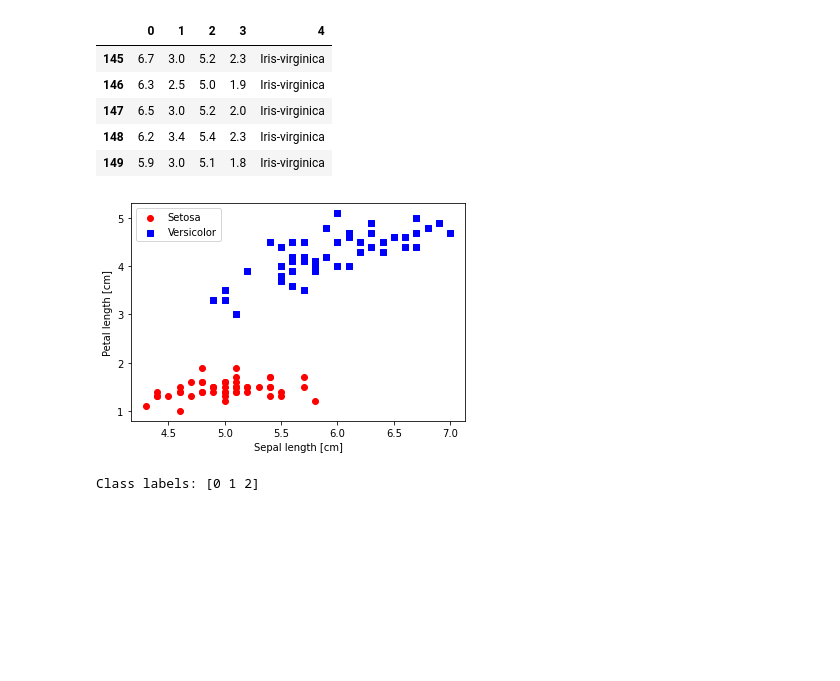
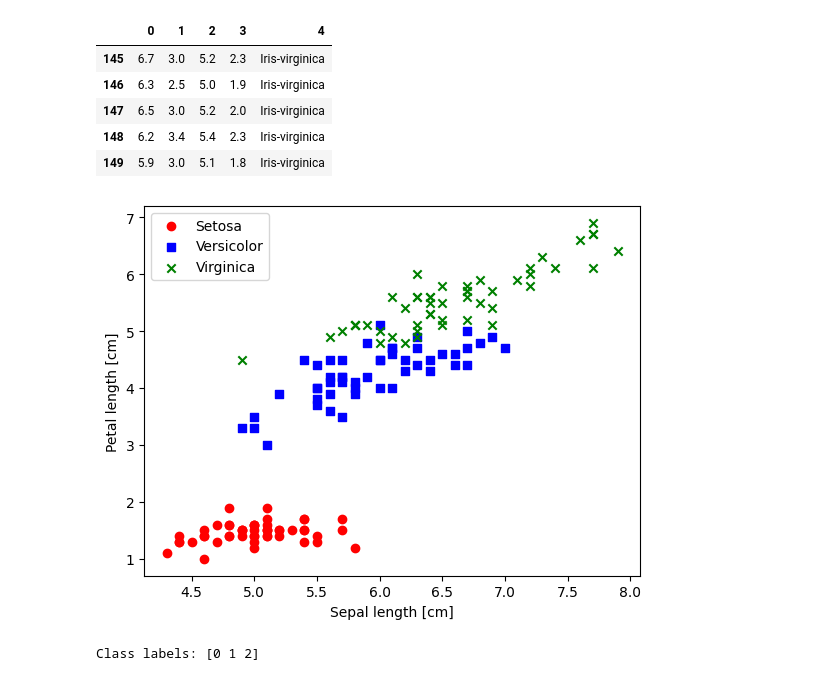
Before and after one commit to hannahbeatty/ece-548-ML, a Jupyter notebook: class notes/chp3LogisticRegression.ipynb, the cells around one changed output. Cells and saved outputs as stored; diff of their text form; code cells hidden in the pictures; blank space fills up the shorter version.

```diff
--- a/class notes/chp3LogisticRegression.ipynb
+++ b/class notes/chp3LogisticRegression.ipynb
@@ -26,27 +26,29 @@ df.tail()
 # %%
 #Plot the data
 # select setosa and versicolor
-y = df.iloc[0:100, 4].values
+y = df.iloc[0:, 4].values
 y = np.where(y == 'Iris-setosa', 0, 1) # convert class lables to 0, 1
 
 
 # extract sepal length and petal length
-X = df.iloc[0:100, [0, 2]].values
+X = df.iloc[0:, [0, 2]].values
 
 
 # plot data
 plt.scatter(X[:50, 0], X[:50, 1],
             color='red', marker='o', label='Setosa')
 plt.scatter(X[50:100, 0], X[50:100, 1],
             color='blue', marker='s', label='Versicolor')
+plt.scatter(X[100:, 0], X[100:, 1],
+            color='green', marker='x', label='Virginica')
 
 plt.xlabel('Sepal length [cm]')
 plt.ylabel('Petal length [cm]')
 plt.legend(loc='upper left')
 
 plt.show()
 # %% [output]
-[figure, old version]
+[figure, new version]
 # %%
 # use the sklean datasets module to load the data
 from sklearn import datasets
```
Also changed, not shown: parts of 3 cells of this notebook, 4 other files.
